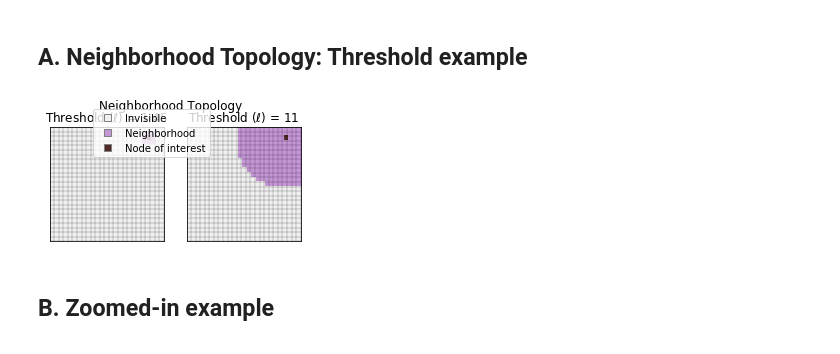
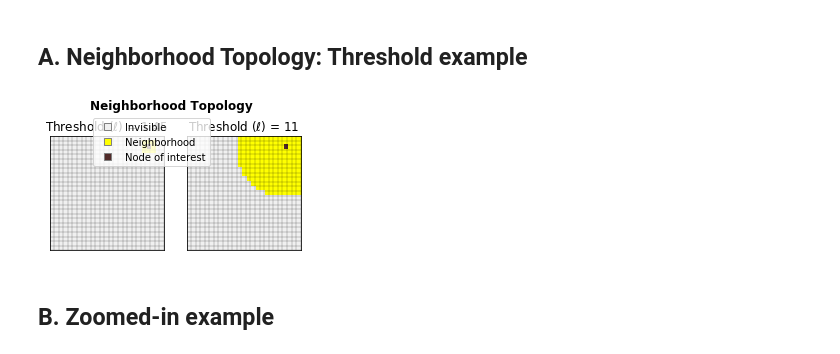
Before and after one commit to rneuhausler/coralModel-analyses, a Jupyter notebook: scripts/figure1_introduction.ipynb, the cells around one changed output. Saved outputs shown, nothing was run; the diff lists cells and outputs as text; code cells hidden in the pictures.

Commit message:
adjusted for gray background, bold font

```diff
--- a/scripts/figure1_introduction.ipynb
+++ b/scripts/figure1_introduction.ipynb
@@ -153,38 +157,38 @@ legend_lables = ['Invisible', 'Neighborhood', 'Node of interest']
 
 # Color Scheme
 levels = [0, 1, 2]
-colors = ['#f0f0f0', '#c596d6', '#522B29']
+colors = ['#f0f0f0', 'yellow', '#522B29']
 cmap, norm = clt.from_levels_and_colors(levels=levels, colors=colors, extend='max')
 # %%
 ## Plot
 
 def neighborhood_visualization():
 
     fig, ax = plt.subplots(1,2, figsize=(4.5,3))
-    fig.suptitle('Neighborhood Topology')
+    fig.suptitle('Neighborhood Topology',fontweight='bold')
 
     for index, value in enumerate(threshold_images):
         ax[index].imshow(value, cmap=cmap, norm=norm)
         ax[index].set_xticks(np.arange(-.5, number_of_rows, 1), minor=True)
         ax[index].set_yticks(np.arange(-.5, number_of_rows, 1), minor=True)
         ax[index].set_frame_on(False)
         ax[index].set_yticks([])
         ax[index].set_xticks([])
         ax[index].grid(color='black', linestyle='-', linewidth=.2, which='minor')
         ax[index].set_title(titles[index])
         ax[index].tick_params(which='minor',top=[], left=[],right=[], bottom=[])
         ax[index].set_frame_on(True)
     patches = [mpatches.Patch(facecolor=colors[i], edgecolor="grey", label=legend_lables[i]) for i in levels]
     fig.legend(handles=patches,
                borderaxespad=0., handler_map={patches[i]:HandlerSquare() for i in levels},
                loc='center', bbox_to_anchor=(0.35,.55), shadow=False, ncol=1)
-    fig.subplots_adjust(top=1.05)
+    fig.subplots_adjust(top=.97)
     plt.savefig(path + name + extension, dpi=200)
     plt.show()
 
 neighborhood_visualization()
 # %% [output]
-[figure, old version]
+[figure, new version]
 # %% [markdown]
 ## B. Zoomed-in example
 # %%
```
Also changed, not shown: parts of 7 cells of this notebook.
